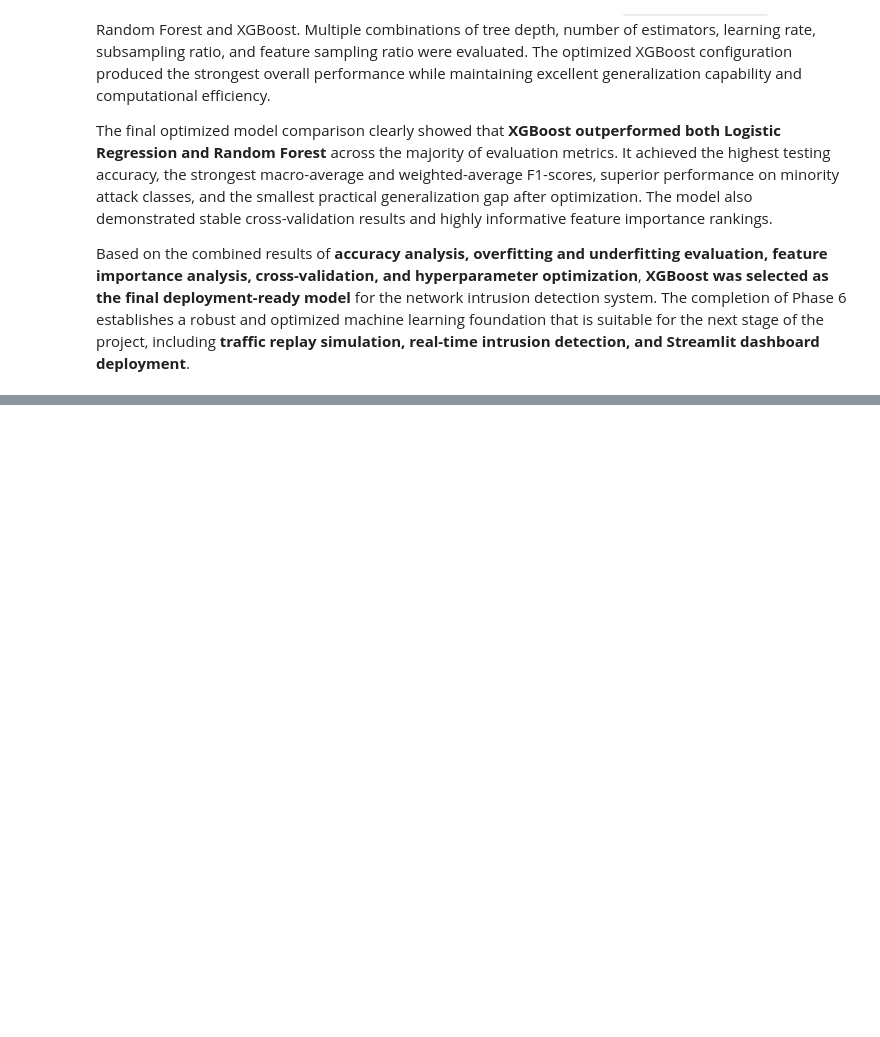
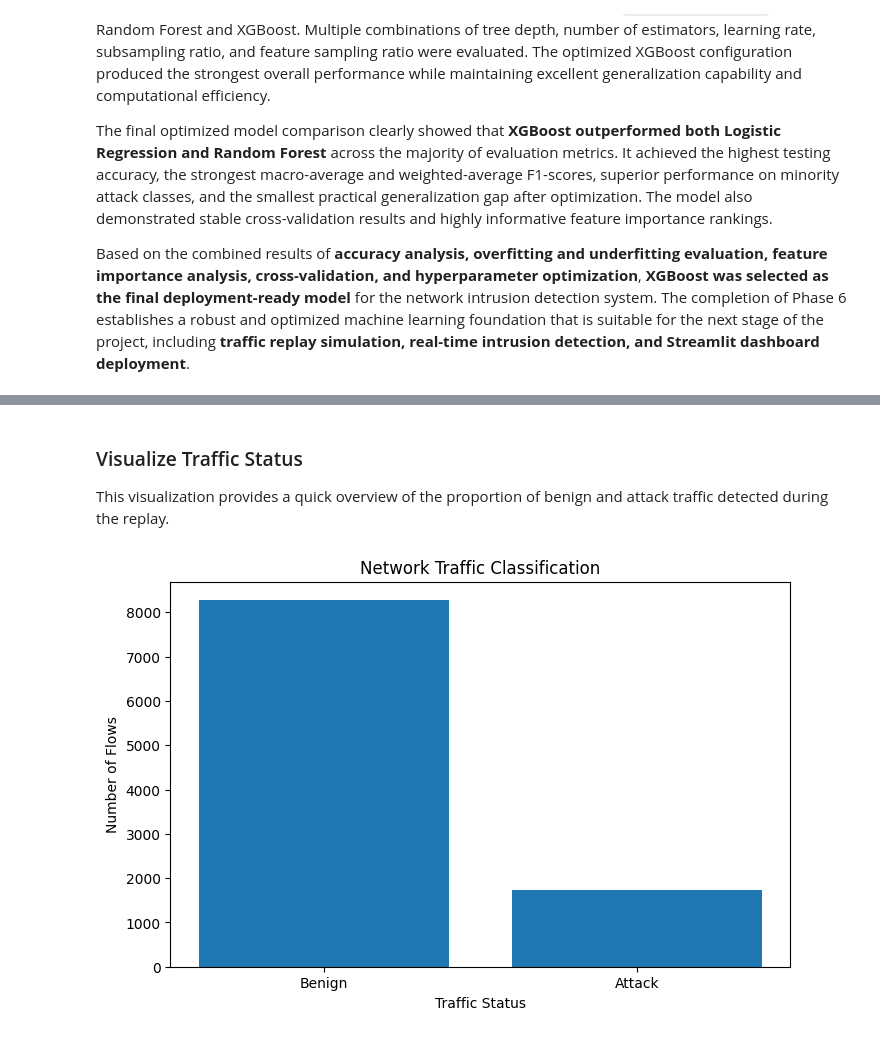
Before and after one commit to rounakghosh345123/network_intrusion_detection_system, a Jupyter notebook: nids_analysis.ipynb, the cells around one changed output, grey strips where cells are left out. Drawn from its saved outputs; the diff is of its cells as text; code cells hidden in the pictures; blank space fills up the shorter version.

```diff
--- a/nids_analysis.ipynb
+++ b/nids_analysis.ipynb
@@ -3568,0 +4031,15 @@ Based on the combined results of **accuracy analysis, overfitting and underfitti
+# %%
+replay_features = X_test.reset_index(
+    drop=True
+)
+
+
+replay_actual_labels = label_encoder.inverse_transform(
+    y_test
+)
+
+
+print(
+    "Traffic flows available for replay:",
+    len(replay_features)
+)
@@ -3568,0 +4366,42 @@ Based on the combined results of **accuracy analysis, overfitting and underfitti
+# %% [markdown]
+### Visualize Traffic Status
+
+This visualization provides a quick overview of the proportion of benign and attack traffic detected during the replay.
+# %%
+traffic_status_counts = traffic_results[
+    "Traffic_Status"
+].value_counts()
+
+
+plt.figure(
+    figsize=(8, 5)
+)
+
+
+plt.bar(
+
+    traffic_status_counts.index,
+
+    traffic_status_counts.values
+
+)
+
+
+plt.title(
+    "Network Traffic Classification"
+)
+
+
+plt.xlabel(
+    "Traffic Status"
+)
+
+
+plt.ylabel(
+    "Number of Flows"
+)
+
+
+plt.show()
+# %% [output]
+[figure, added]
```
Also changed, not shown: parts of 94 cells of this notebook, 5 other files.
